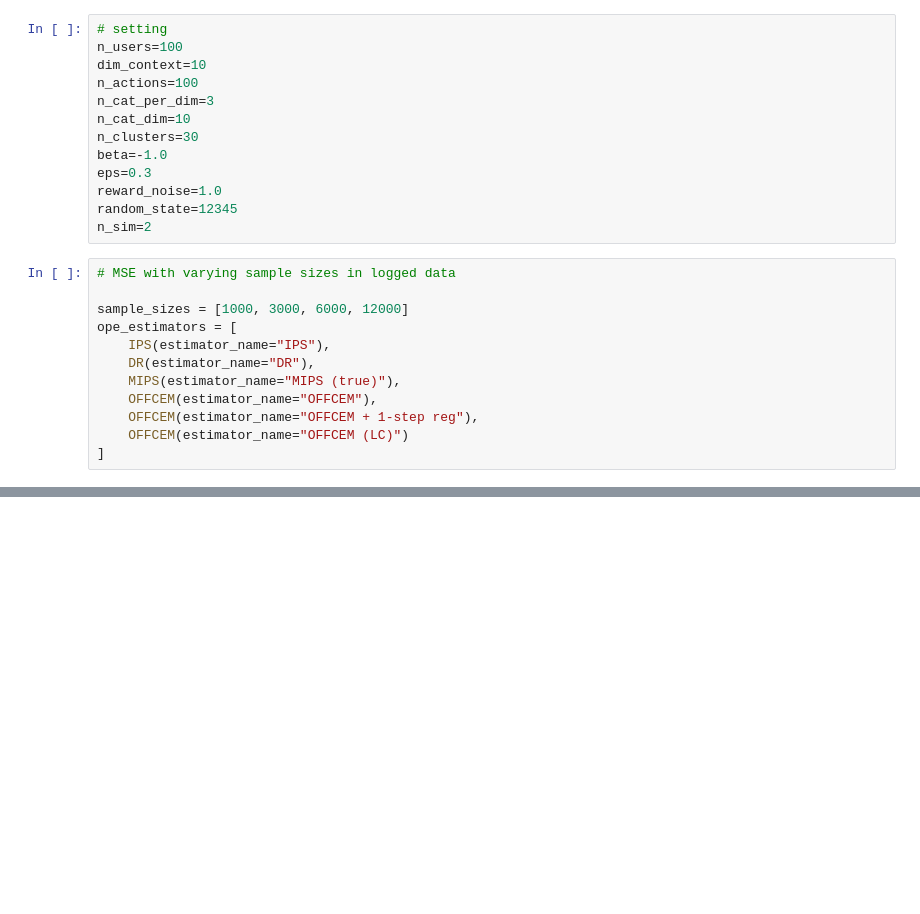
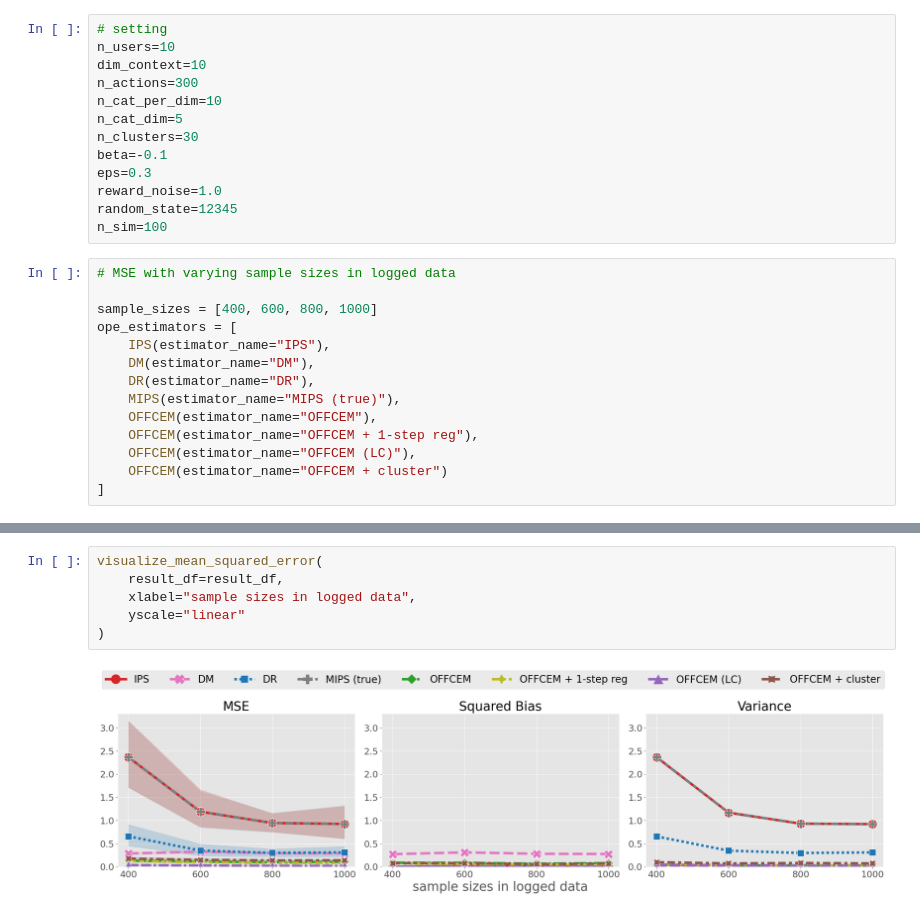
Before and after one commit to tatsuki1107/cfml_tutorial, a Jupyter notebook: action_embed/offcem.ipynb, the cells around one changed output, grey strips where cells are left out. Cells and saved outputs as stored; diff of their text form; blank space fills up the shorter version.

Commit message:
add the experiments, which compare the OFFCEM with other estimators.

```diff
--- a/action_embed/offcem.ipynb
+++ b/action_embed/offcem.ipynb
@@ -20,27 +109,29 @@ ImportError: cannot import name 'RandomForestRegressor' from 'sklearn.tree' (/us
 # %%
 # setting
-n_users=100
+n_users=10
 dim_context=10
-n_actions=100
-n_cat_per_dim=3
-n_cat_dim=10
+n_actions=300
+n_cat_per_dim=10
+n_cat_dim=5
 n_clusters=30
-beta=-1.0
+beta=-0.1
 eps=0.3
 reward_noise=1.0
 random_state=12345
-n_sim=2
+n_sim=100
 # %%
 # MSE with varying sample sizes in logged data
 
-sample_sizes = [1000, 3000, 6000, 12000]
+sample_sizes = [400, 600, 800, 1000]
 ope_estimators = [
     IPS(estimator_name="IPS"),
+    DM(estimator_name="DM"),
     DR(estimator_name="DR"),
     MIPS(estimator_name="MIPS (true)"),
     OFFCEM(estimator_name="OFFCEM"),
     OFFCEM(estimator_name="OFFCEM + 1-step reg"),
-    OFFCEM(estimator_name="OFFCEM (LC)")
+    OFFCEM(estimator_name="OFFCEM (LC)"),
+    OFFCEM(estimator_name="OFFCEM + cluster")
 ]
 # %%
 dataset = SyntheticBanditDatasetWithCluster(
@@ -145,0 +179,8 @@ visualize_mean_squared_error(
+# %%
+visualize_mean_squared_error(
+    result_df=result_df,
+    xlabel="sample sizes in logged data",
+    yscale="linear"
+)
+# %% [output]
+[figure, added]
```
Also changed, not shown: parts of 6 cells of this notebook, 6 other files.
